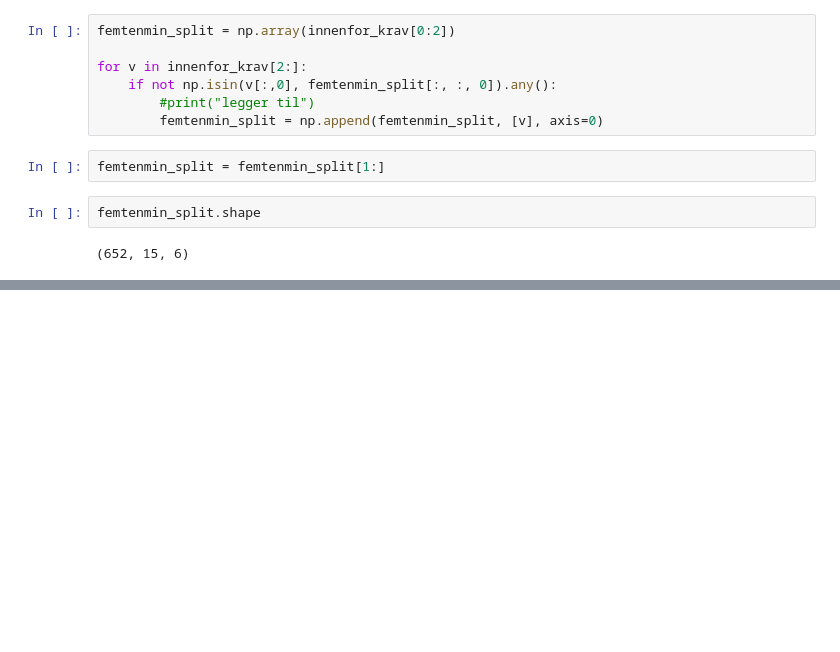
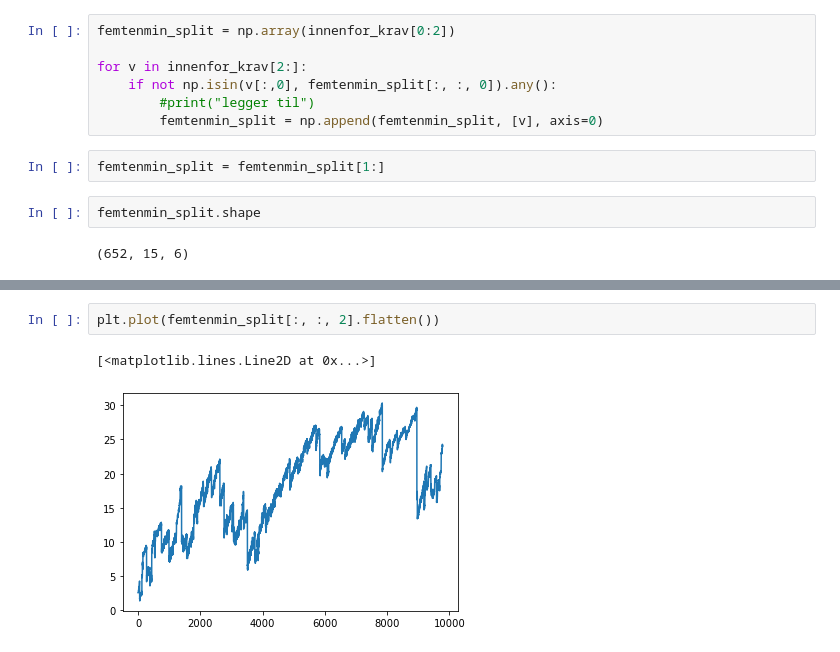
Before and after one commit to stianteien/FYS375-Solcelle, a Jupyter notebook: Databehandling.ipynb, the cells around one changed output, grey strips where cells are left out. Drawn from its saved outputs; the diff is of its cells as text; blank space fills up the shorter version.

```diff
--- a/Databehandling.ipynb
+++ b/Databehandling.ipynb
@@ -100,0 +146,5 @@ femtenmin_split.shape
+# %%
+plt.plot(femtenmin_split[:, :, 2].flatten())
+# %% [output]
+[<matplotlib.lines.Line2D at 0x...>]
+[figure, added]
```
Also changed, not shown: parts of 5 cells of this notebook.
